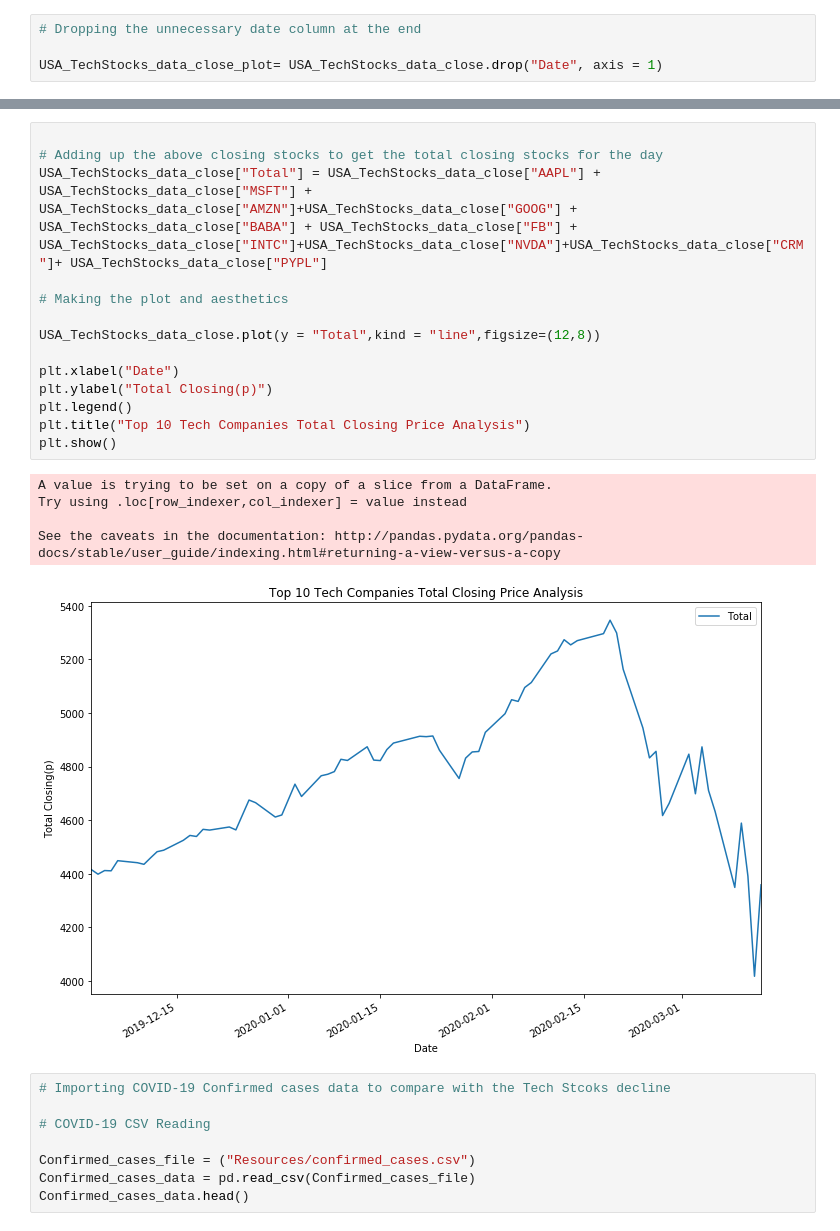
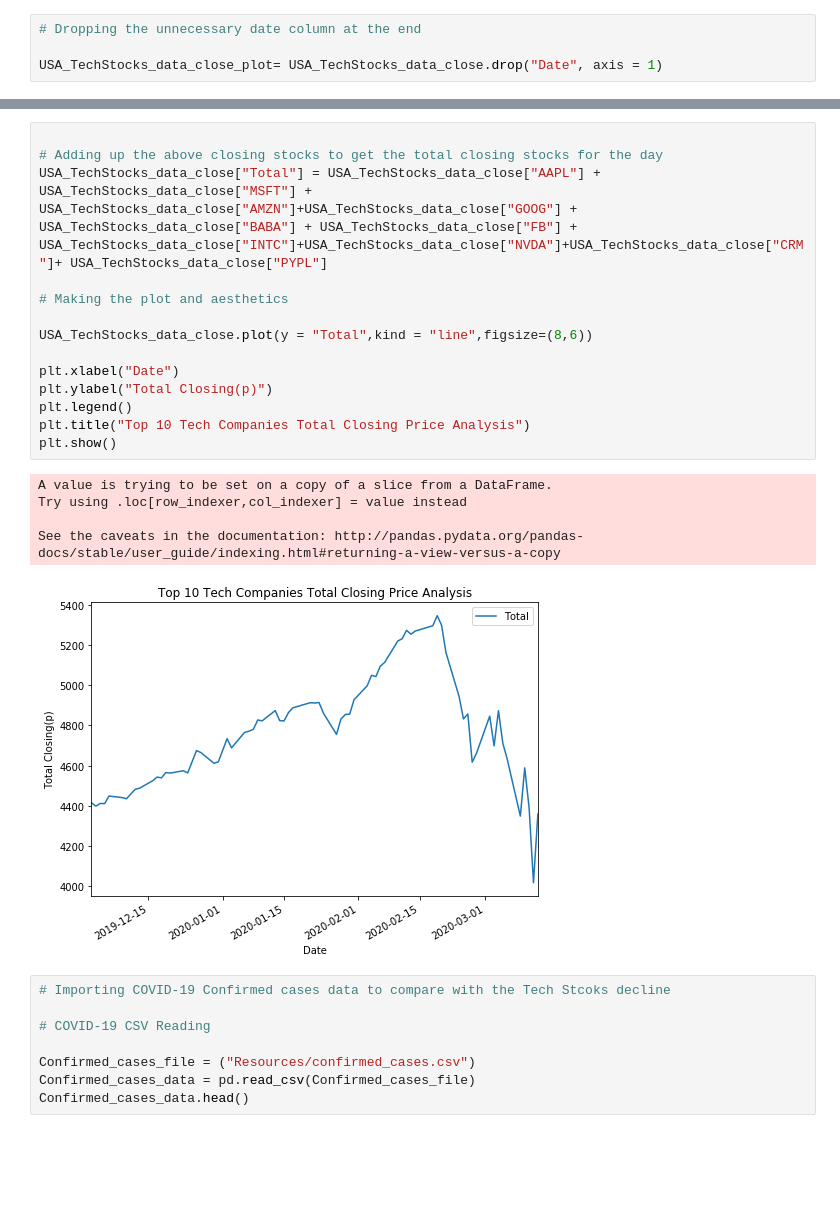
Before and after one commit to saelbakr/COVID-Stocks, a Jupyter notebook: Tech_comp_Stock_analysis.ipynb, the cells around one changed output, grey strips where cells are left out. Drawn from its saved outputs; the diff is of its cells as text; blank space fills up the shorter version.

```diff
--- a/Tech_comp_Stock_analysis.ipynb
+++ b/Tech_comp_Stock_analysis.ipynb
@@ -80,23 +80,23 @@ plt.show()
 # %%
 
 # Adding up the above closing stocks to get the total closing stocks for the day
 USA_TechStocks_data_close["Total"] = USA_TechStocks_data_close["AAPL"] + USA_TechStocks_data_close["MSFT"] + USA_TechStocks_data_close["AMZN"]+USA_TechStocks_data_close["GOOG"] + USA_TechStocks_data_close["BABA"] + USA_TechStocks_data_close["FB"] + USA_TechStocks_data_close["INTC"]+USA_TechStocks_data_close["NVDA"]+USA_TechStocks_data_close["CRM"]+ USA_TechStocks_data_close["PYPL"]
 
 # Making the plot and aesthetics
 
-USA_TechStocks_data_close.plot(y = "Total",kind = "line",figsize=(12,8))
+USA_TechStocks_data_close.plot(y = "Total",kind = "line",figsize=(8,6))
 
 plt.xlabel("Date")
 plt.ylabel("Total Closing(p)")
 plt.legend()
 plt.title("Top 10 Tech Companies Total Closing Price Analysis")
 plt.show()
 # %% [output]
 A value is trying to be set on a copy of a slice from a DataFrame.
 Try using .loc[row_indexer,col_indexer] = value instead
 
 See the caveats in the documentation: http://pandas.pydata.org/pandas-docs/stable/user_guide/indexing.html#returning-a-view-versus-a-copy
-[figure, old version]
+[figure, new version]
 # %%
 # Importing COVID-19 Confirmed cases data to compare with the Tech Stcoks decline
 
```
Also changed, not shown: parts of 3 cells of this notebook, 1 other file.
